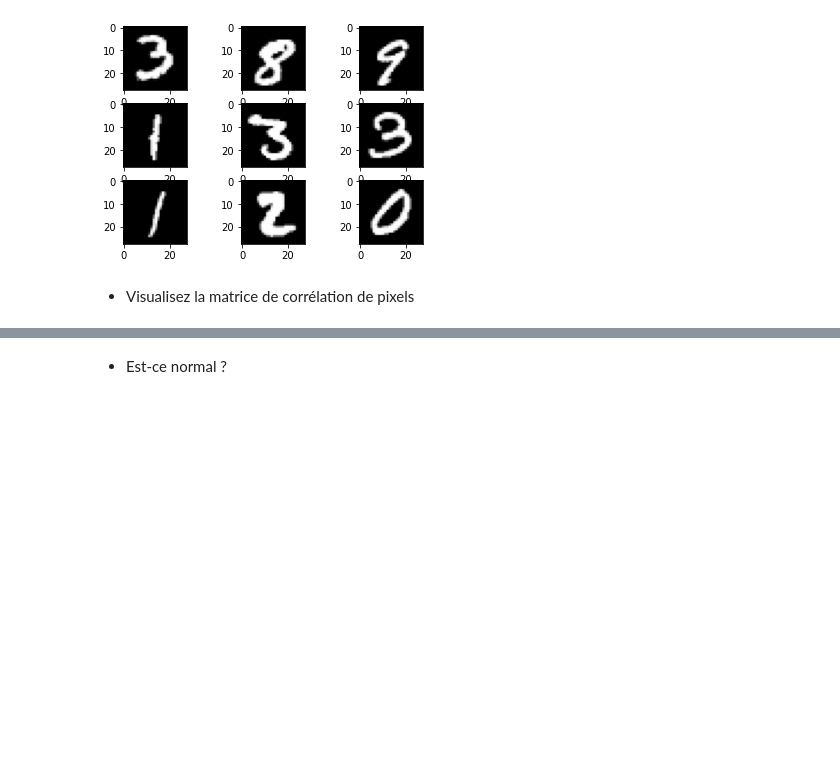
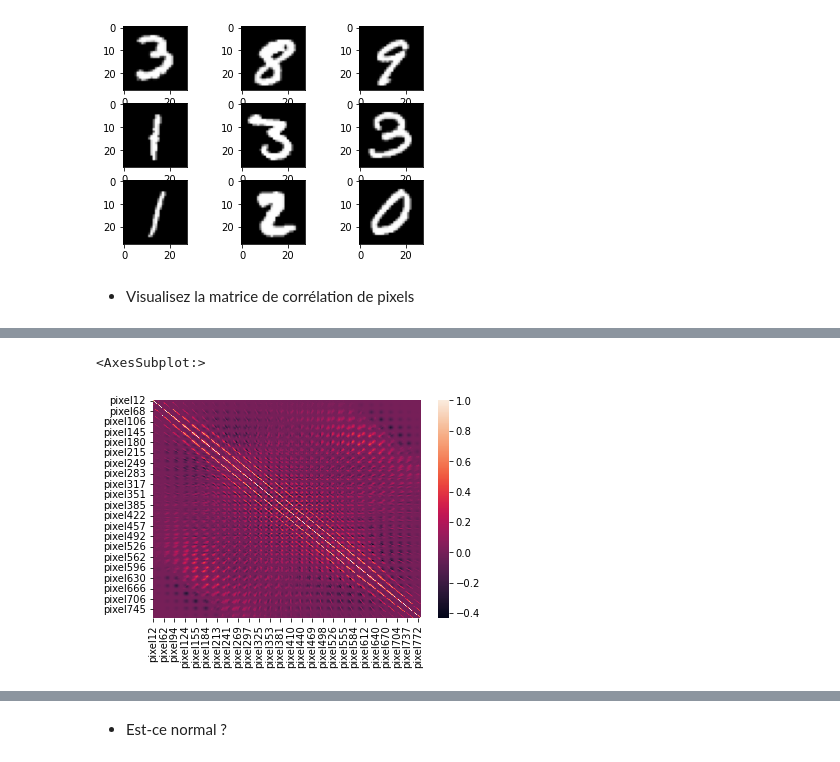
Before and after one commit to ericbertrand8686/Poste, a Jupyter notebook: Brief_poste.ipynb, the cells around one changed output, grey strips where cells are left out. Drawn from its saved outputs; the diff is of its cells as text; code cells hidden in the pictures; blank space fills up the shorter version.

Commit message:
feat : matrice de corrélation

```diff
--- a/Brief_poste.ipynb
+++ b/Brief_poste.ipynb
@@ -223,0 +249,17 @@ affiche9(9)
+# %%
+# Calcul du critère de selection des colonnes
+df_MaxVal = df.max()
+df_select_onMax = df_MaxVal>0
+
+# Création de la liste des colonnes sectionnées
+# Il est immédiat de sélectionner des entrées (lignes), pour les colonnes j'ai choisi cette alternative
+list_nonzero_cols = [nameCol for nameCol in df_select_onMax.keys() if df_select_onMax[nameCol ]]
+list_nonzero_cols=list_nonzero_cols[1:]
+# %%
+# Calcul de la matrice de corrélation : 2 min sur ma machine
+df_corr = df[list_nonzero_cols].corr()
+# %%
+sns.heatmap(df_corr)
+# %% [output]
+<AxesSubplot:>
+[figure, added]
```
Also changed, not shown: parts of 22 cells of this notebook.
